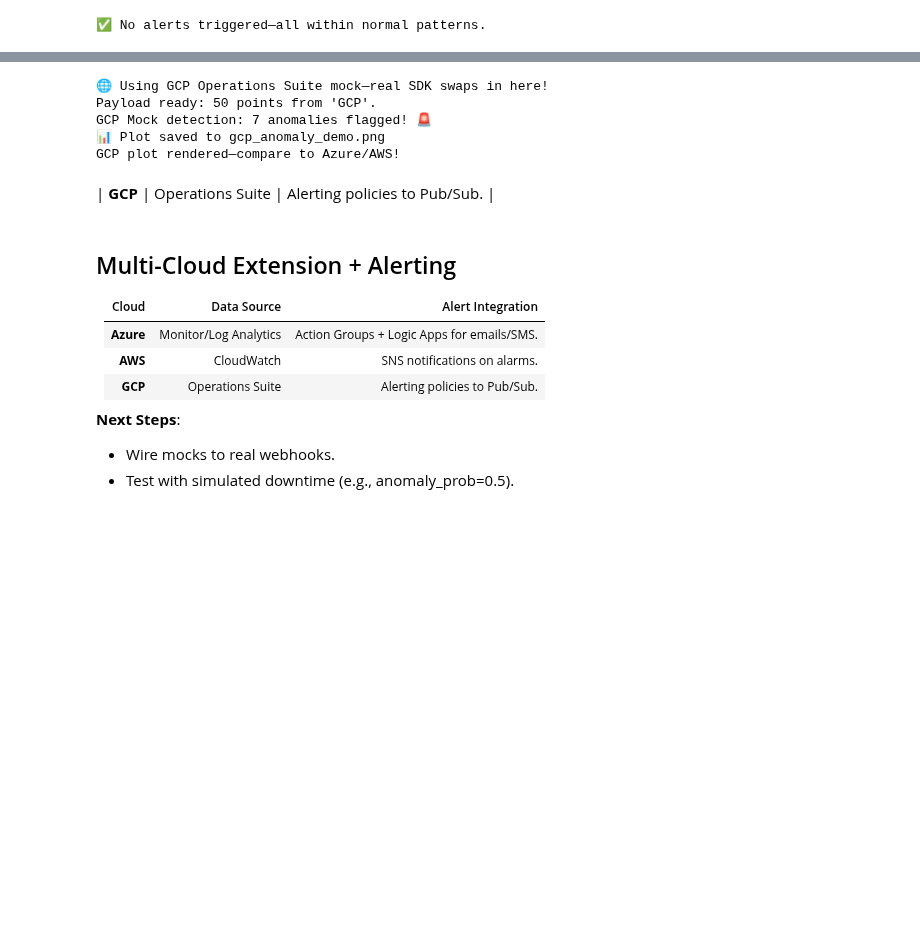
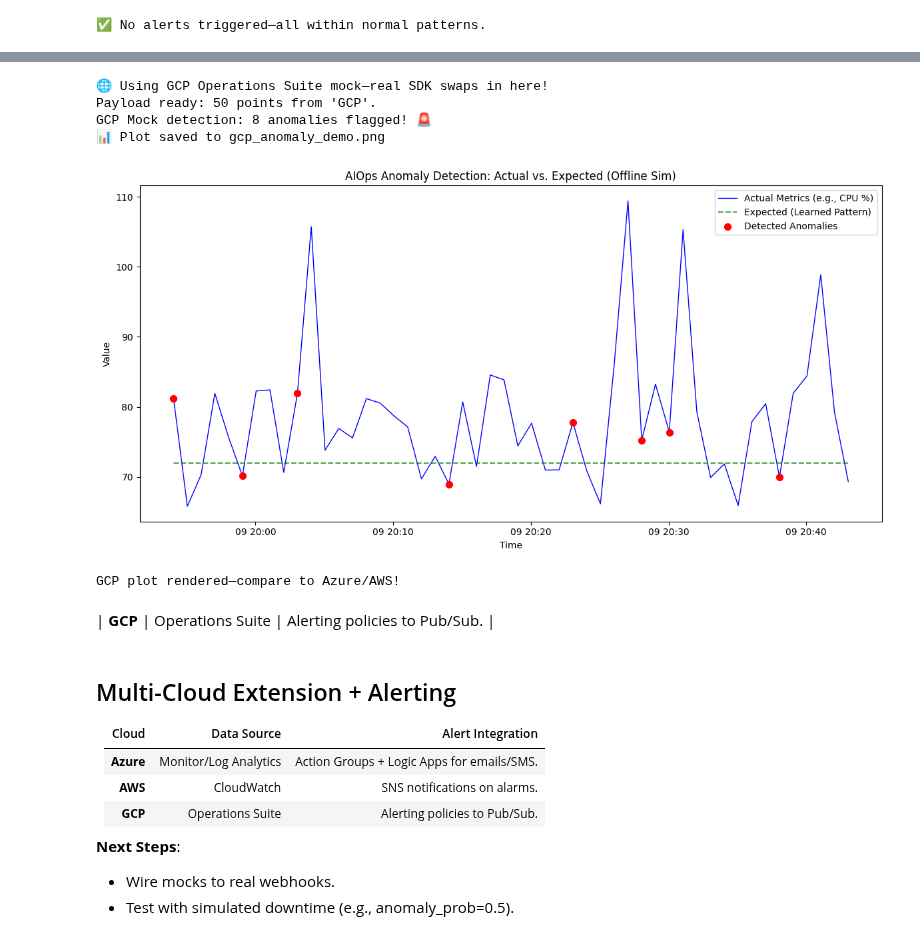
Before and after one commit to kdahal/azure-aiops-anomaly-detection, a Jupyter notebook: examples/anomaly_demo.ipynb, the cells around one changed output, grey strips where cells are left out. Drawn from its saved outputs; the diff is of its cells as text; code cells hidden in the pictures; blank space fills up the shorter version.

Commit message:
Add GCP mock cell: Trifecta comparison

```diff
--- a/examples/anomaly_demo.ipynb
+++ b/examples/anomaly_demo.ipynb
@@ -245,42 +249,45 @@ def fetch_gcp_mock(project_id="my-project-123", num_points=50):
     base_ts = datetime.now()
     series = []
     for i in range(num_points):
-        ts = (base_ts - timedelta(minutes=i)).isoformat()
+        ts = base_ts - timedelta(minutes=i)
+        timestamp = ts.replace(second=0, microsecond=0).isoformat() + 'Z'  # Minute-aligned UTC
         value = 72 + random.uniform(-9, 11) + (i % 6)  # Simulated CPU with seasonality
         if random.random() < 0.11:  # 11% anomaly
             value += random.uniform(18, 42)  # Surge
-        series.append({"timestamp": ts, "value": value})
-    return {"series": series, "granularity": "PT1M"}
+        series.append({"timestamp": timestamp, "value": value})
+    series.reverse()  # Ascending order
+    return {"series": series, "granularity": "minutely"}
 
 # Toggle for GCP mode
 use_gcp_mock = True  # Set False for Azure/AWS/synthetic
 if use_gcp_mock:
     payload = fetch_gcp_mock(num_points=50)
     print("🌐 Using GCP Operations Suite mock—real SDK swaps in here!")
 else:
     # Fall back to AWS
     payload = fetch_cloudwatch_mock(num_points=50)
     print("🌐 Using AWS mock.")
 
 print(f"Payload ready: {len(payload['series'])} points from 'GCP'.")
 
 # Re-run detection & viz for comparison
 result = {
     'isAnomaly': True,
     'expectedValues': [72] * len(payload['series']),  # GCP baseline tweak
     'anomalyStatus': [1 if random.random() < 0.11 else 0 for _ in payload['series']]
 }
 anomaly_count = sum(result['anomalyStatus'])
 print(f"GCP Mock detection: {anomaly_count} anomalies flagged! 🚨")
 
 plot_detection(payload, result, save_path='gcp_anomaly_demo.png', show_plot=True)
 print("GCP plot rendered—compare to Azure/AWS!")
 # %% [output]
 🌐 Using GCP Operations Suite mock—real SDK swaps in here!
 Payload ready: 50 points from 'GCP'.
-GCP Mock detection: 7 anomalies flagged! 🚨
+GCP Mock detection: 8 anomalies flagged! 🚨
 📊 Plot saved to gcp_anomaly_demo.png
-GCP plot rendered—compare to Azure/AWS!
+[figure, added]
+GCP plot rendered—compare to Azure/AWS!
 # %% [markdown]
 | **GCP** | Operations Suite | Alerting policies to Pub/Sub. |
 # %% [markdown]
```
Also changed, not shown: parts of 6 cells of this notebook, 1 other file.
